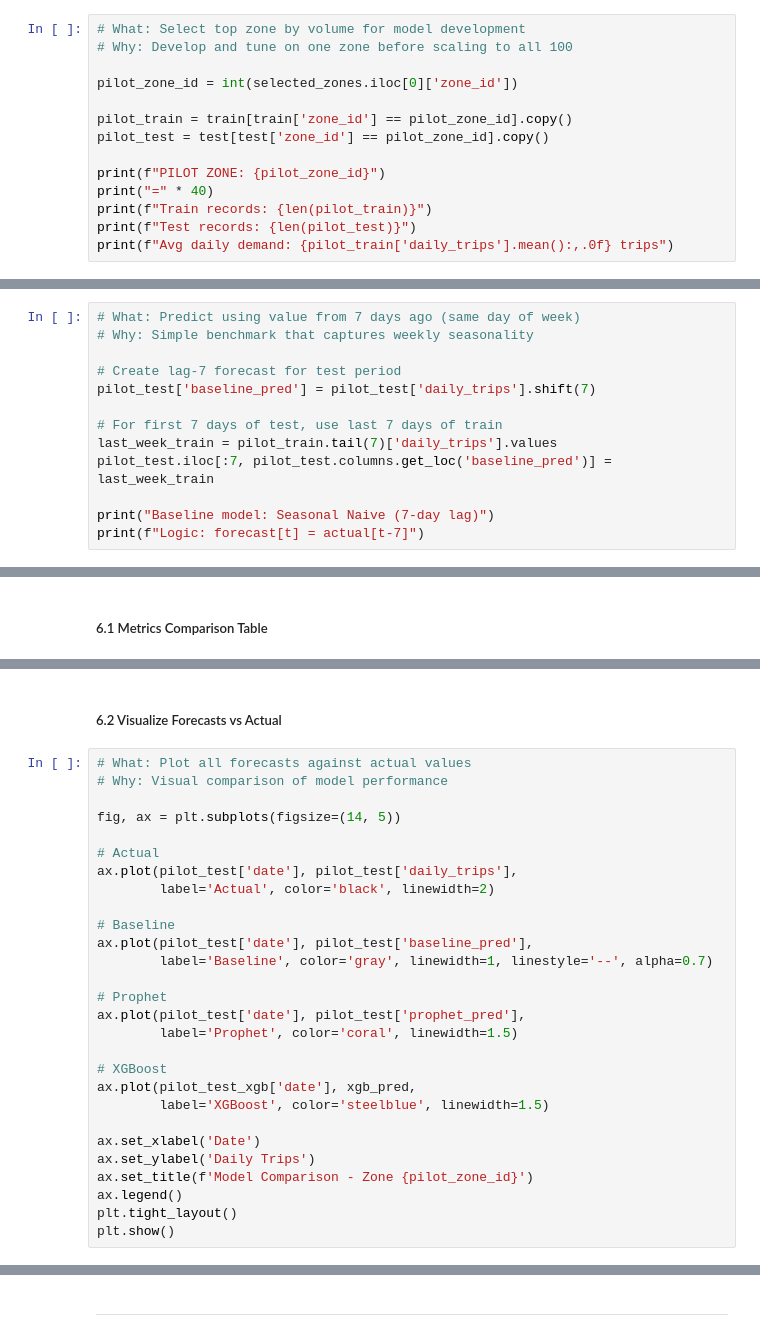
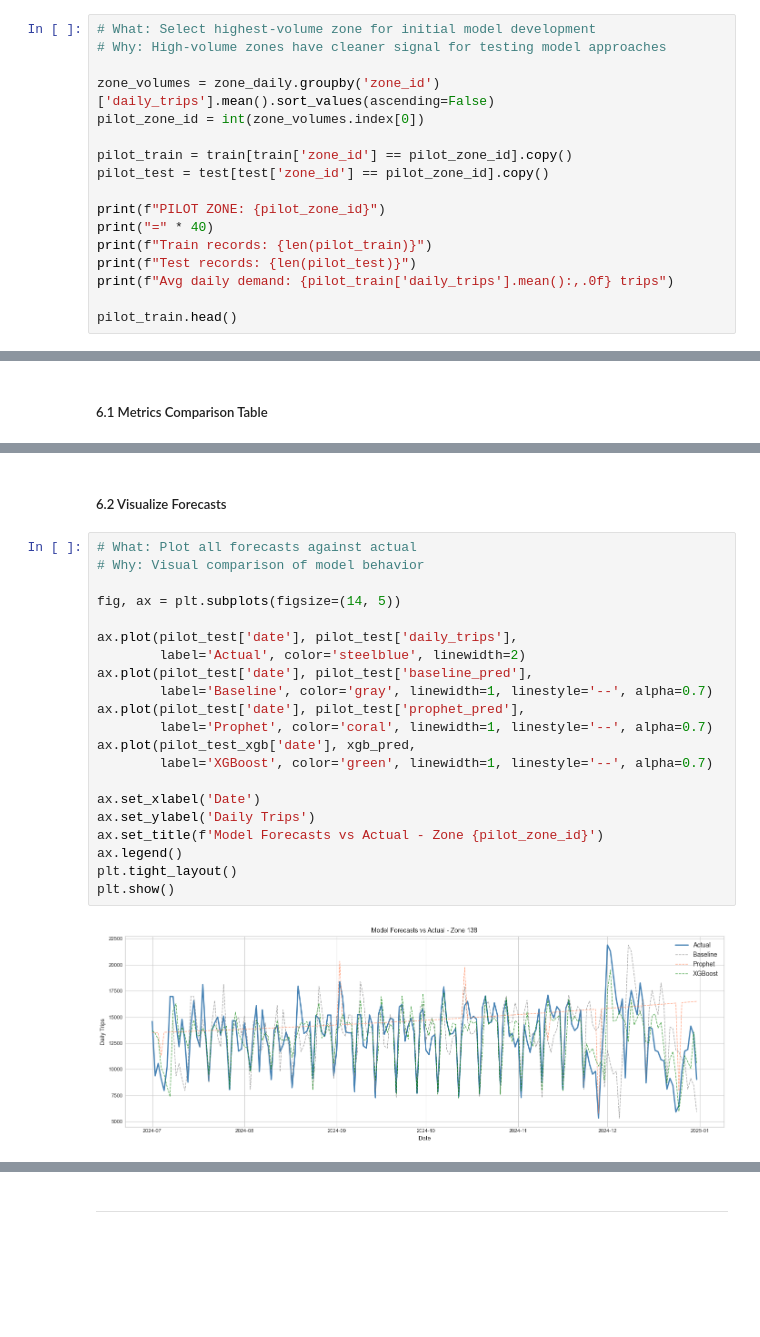
Before and after one commit to KRFlowers/nyc-fhv-rideshare-forecasting, a Jupyter notebook: notebooks/03_demand_forecasting.ipynb, the cells around one changed output, grey strips where cells are left out. Saved outputs shown, nothing was run; the diff lists cells and outputs as text; blank space fills up the shorter version.

Commit message:
tested models, tuned Prophet, standardized evaluation metric output, standardized on mean

```diff
--- a/notebooks/03_demand_forecasting.ipynb
+++ b/notebooks/03_demand_forecasting.ipynb
@@ -169,8 +205,9 @@ Name: date, dtype: datetime64[us]
 # %%
-# What: Select top zone by volume for model development
-# Why: Develop and tune on one zone before scaling to all 100
+# What: Select highest-volume zone for initial model development
+# Why: High-volume zones have cleaner signal for testing model approaches
 
-pilot_zone_id = int(selected_zones.iloc[0]['zone_id'])
+zone_volumes = zone_daily.groupby('zone_id')['daily_trips'].mean().sort_values(ascending=False)
+pilot_zone_id = int(zone_volumes.index[0])
 
 pilot_train = train[train['zone_id'] == pilot_zone_id].copy()
 pilot_test = test[test['zone_id'] == pilot_zone_id].copy()
@@ -180,6 +217,8 @@ print("=" * 40)
 print(f"Train records: {len(pilot_train)}")
 print(f"Test records: {len(pilot_test)}")
 print(f"Avg daily demand: {pilot_train['daily_trips'].mean():,.0f} trips")
+
+pilot_train.head()
 # %% [output]
 PILOT ZONE: 138
 ========================================
@@ -217,13 +241,0 @@ Implement seasonal naive baseline (7-day lag) to set performance benchmark.
-# %%
-# What: Predict using value from 7 days ago (same day of week)
-# Why: Simple benchmark that captures weekly seasonality
-
-# Create lag-7 forecast for test period
-pilot_test['baseline_pred'] = pilot_test['daily_trips'].shift(7)
-
-# For first 7 days of test, use last 7 days of train
-last_week_train = pilot_train.tail(7)['daily_trips'].values
-pilot_test.iloc[:7, pilot_test.columns.get_loc('baseline_pred')] = last_week_train
-
-print("Baseline model: Seasonal Naive (7-day lag)")
-print(f"Logic: forecast[t] = actual[t-7]")
@@ -504,30 +704,25 @@ display(results_df)
 # %% [markdown]
-##### 6.2 Visualize Forecasts vs Actual
+##### 6.2 Visualize Forecasts
 # %%
-# What: Plot all forecasts against actual values
-# Why: Visual comparison of model performance
+# What: Plot all forecasts against actual
+# Why: Visual comparison of model behavior
 
 fig, ax = plt.subplots(figsize=(14, 5))
 
-# Actual
 ax.plot(pilot_test['date'], pilot_test['daily_trips'],
-        label='Actual', color='black', linewidth=2)
-
-# Baseline
+        label='Actual', color='steelblue', linewidth=2)
 ax.plot(pilot_test['date'], pilot_test['baseline_pred'],
         label='Baseline', color='gray', linewidth=1, linestyle='--', alpha=0.7)
-
-# Prophet
 ax.plot(pilot_test['date'], pilot_test['prophet_pred'],
-        label='Prophet', color='coral', linewidth=1.5)
-
-# XGBoost
+        label='Prophet', color='coral', linewidth=1, linestyle='--', alpha=0.7)
 ax.plot(pilot_test_xgb['date'], xgb_pred,
-        label='XGBoost', color='steelblue', linewidth=1.5)
+        label='XGBoost', color='green', linewidth=1, linestyle='--', alpha=0.7)
 
 ax.set_xlabel('Date')
 ax.set_ylabel('Daily Trips')
-ax.set_title(f'Model Comparison - Zone {pilot_zone_id}')
+ax.set_title(f'Model Forecasts vs Actual - Zone {pilot_zone_id}')
 ax.legend()
 plt.tight_layout()
 plt.show()
+# %% [output]
+[figure, added]
```
Also changed, not shown: parts of 76 cells of this notebook, 1 other file.
